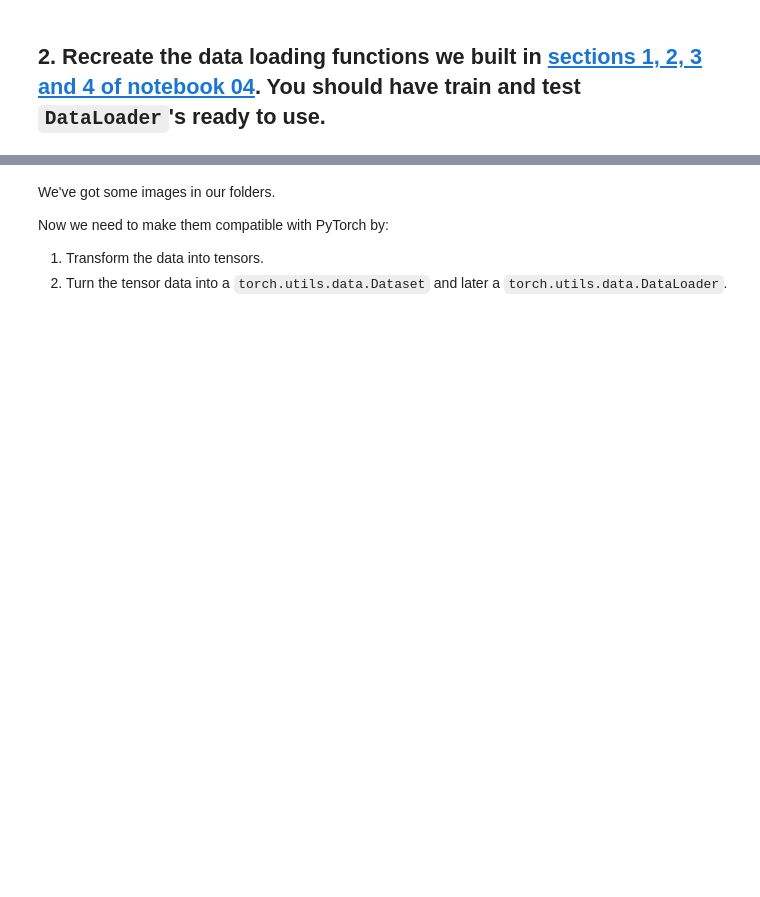
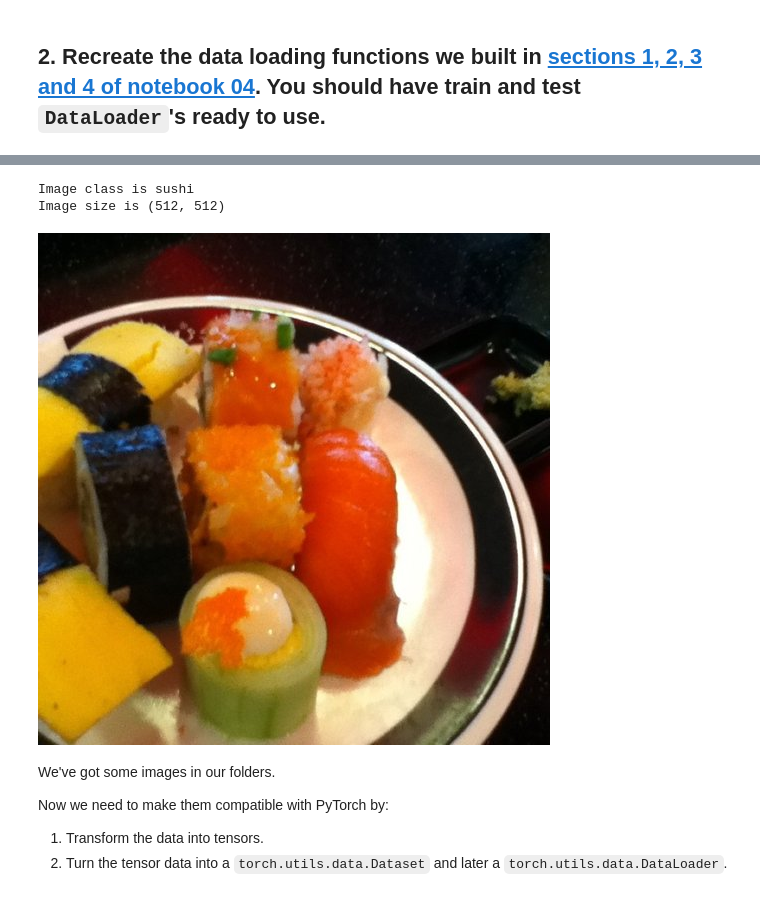
Before and after one commit to lnsayer/udemy_ml_course, a Jupyter notebook: my_04_pytorch_custom_datasets_exercises.ipynb, the cells around one changed output, grey strips where cells are left out. Saved outputs shown, nothing was run; the diff lists cells and outputs as text; code cells hidden in the pictures; blank space fills up the shorter version.

```diff
--- a/my_04_pytorch_custom_datasets_exercises.ipynb
+++ b/my_04_pytorch_custom_datasets_exercises.ipynb
@@ -76,3 +126,30 @@ def walk_through_dir(dir_path):
+# %%
+# Visualize an image
+import random
+from PIL import Image
+
+# set the random seed
+random.seed(6)
+
+# Find all the images and sort them into a list
+image_list_paths = sorted(image_path.glob("*/*/*.jpg"))
+# Randomly pick an image from the list
+single_image = random.choice(image_list_paths)
+
+# print the class
+print(f"Image class is {single_image.parent.stem}")
+
+# Open image
+img = Image.open(single_image)
+
+# print image attributes
+print(f"Image size is {img.size}")
+
+img
+# %% [output]
+Image class is sushi
+Image size is (512, 512)
+[figure, added]
 # %%
 # Do the image visualization with matplotlib
 # %% [markdown]
```
Also changed, not shown: parts of 12 cells of this notebook.
